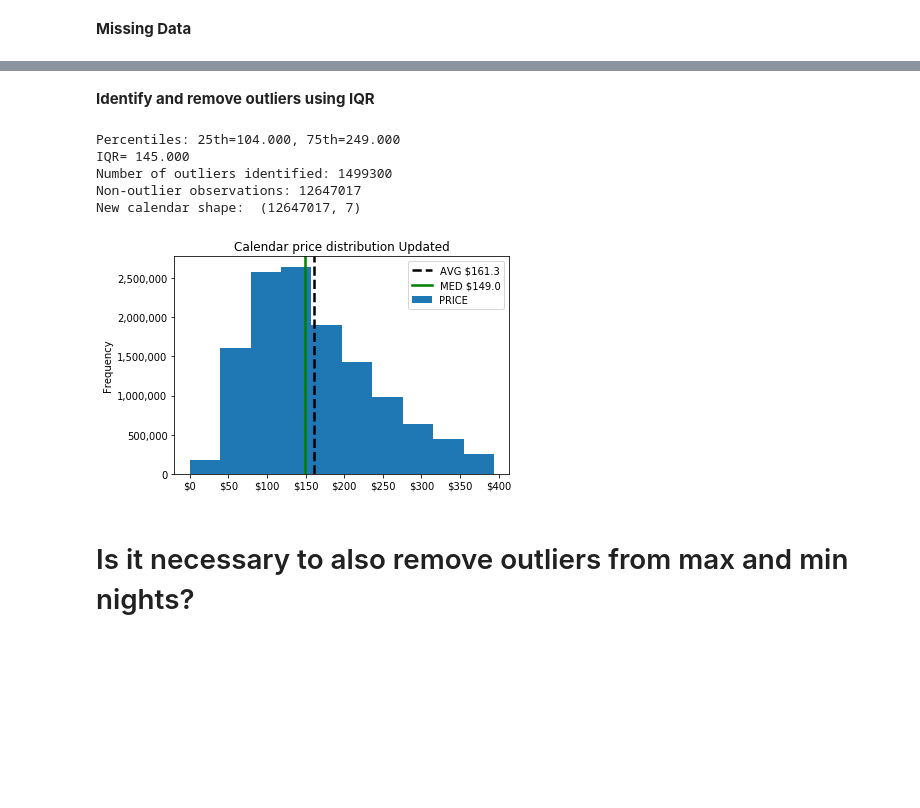
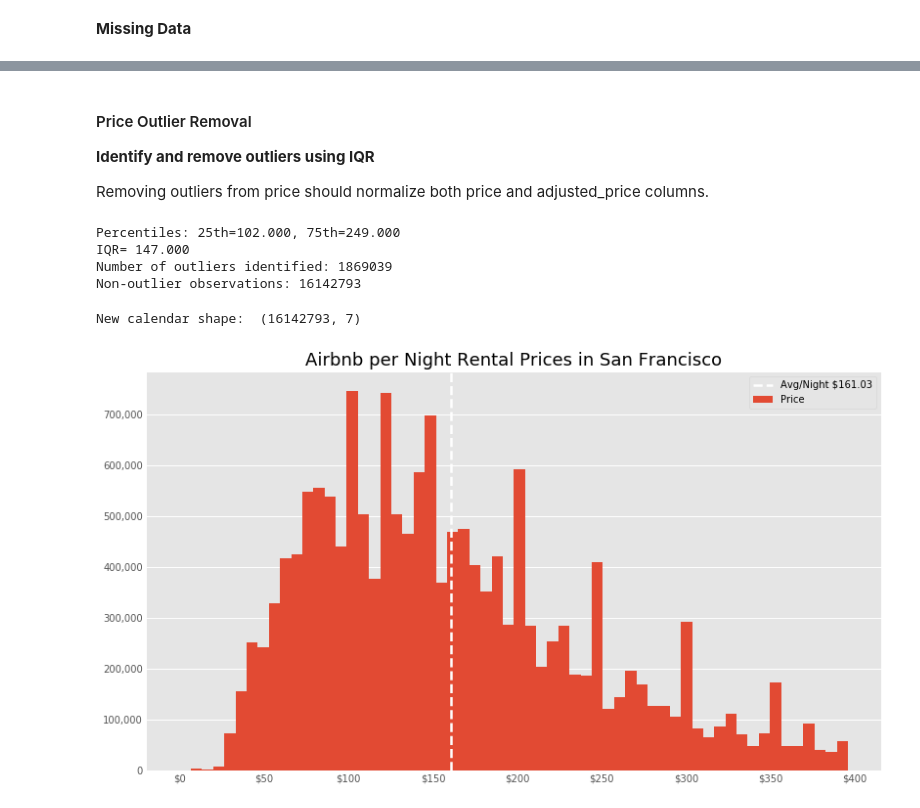
Before and after one commit to KishenSharma6/Airbnb-SF, a Jupyter notebook: Project Codes/02. Data Cleaning Scripts/12_27_2019_Calendar_Cleaning.ipynb, the cells around one changed output, grey strips where cells are left out. Cells and saved outputs as stored; diff of their text form; code cells hidden in the pictures; blank space fills up the shorter version.

Commit message:
Pushed visualizations to Visualizations/

```diff
--- a/Project Codes/02. Data Cleaning Scripts/12_27_2019_Calendar_Cleaning.ipynb
+++ b/Project Codes/02. Data Cleaning Scripts/12_27_2019_Calendar_Cleaning.ipynb
@@ -150,0 +142,14 @@ calendar.hist(figsize=(10,10));
+# %%
+#Set 538 plot style
+plt.style.use('fivethirtyeight')
+
+#Display distributions of calendar data
+calendar.hist( figsize=(15,10), bins = 30, layout = (3,2));
+plt.tight_layout()
+plt.show()
+
+#Set Path to write plot
+path = r'C:\Users\kishe\Documents\Data Science\Projects\Python Projects\In Progress\Air BnB - SF\Output Files\Visualizations\Calendar Data Distributions'
+
+#Save plot to png
+plt.savefig(path + '\Calendar Raw Data Distributions.png',bbox_inches = 'tight')
@@ -151,5 +159,9 @@ calendar.hist(figsize=(10,10));
 # %% [markdown]
+#### Price Outlier Removal
+
 **Identify and remove outliers using IQR**
+
+Removing outliers from price should normalize both price and adjusted_price columns.
 # %%
 #Calculate IQR of price
 q25 = calendar['price'].quantile(0.25)
@@ -173,41 +185,50 @@ print('Non-outlier observations: {}'.format(len(outliers_removed)))
 
 #Update df
 calendar = calendar[calendar.price.isin(outliers_removed)]
-print('New calendar shape: ', calendar.shape)
 # %% [output]
-Percentiles: 25th=104.000, 75th=249.000
-IQR= 145.000
-Number of outliers identified: 1499300
-Non-outlier observations: 12647017
-New calendar shape:  (12647017, 7)
+Percentiles: 25th=102.000, 75th=249.000
+IQR= 147.000
+Number of outliers identified: 1869039
+Non-outlier observations: 16142793
 # %%
+#Updated calendar Shape
+print('New calendar shape: ', calendar.shape)
+
+#Set ggplot plot style
+plt.style.use('ggplot')
+
 #Plot updated prices from calendar data
-calendar.price.plot(kind = 'hist',  title = 'Calendar price distribution Updated', label = 'PRICE',
+plot = calendar.price.plot(kind = 'hist', bins=60, figsize=(12,7), label = 'Price',
                    legend = True)
 
 #Get plot object
 ax = plt.gca()
 
-#Capture mean and median
+#Capture mean
 mean = np.mean(calendar.price)
-median = np.median(calendar.price)
 
 #Plot mean and median to histogram
-ax.axvline(mean, color='k', linestyle='dashed', linewidth=2.5, label = "AVG ${:}".format(str(round(mean,2))))
-ax.axvline(median, color='g', linestyle='solid', linewidth=2.5, label = "MED ${:}".format(str(round(median,2))))
+ax.axvline(mean, color='white', linestyle='dashed', linewidth=2.5, label = "Avg/Night ${:}".format(str(round(mean,2))))
 
 #Format x-axis
 ax.get_xaxis().set_major_formatter(plt.FuncFormatter(lambda x, loc: "${:,}".format(int(x))))
 
 #Format y ticks
 ax.get_yaxis().set_major_formatter(plt.FuncFormatter(lambda x, loc: "{:,}".format(int(x))))
+ax.set_ylabel('')
 
 #Mute vertical grid lines
 ax.grid(b = False, which ='major', axis = 'x')
 
+#Set Title
+ax.set_title('Airbnb per Night Rental Prices in San Francisco', fontweight= 'normal', fontsize = 18)
+
 #Show legend
 plt.legend(frameon = True, loc='upper right');
+
+#Save plot to png
+fig = plot.get_figure()
+fig.savefig(path + '\Airbnb per Night Rental Prices in San Francisco.png',bbox_inches = 'tight')
 # %% [output]
+New calendar shape:  (16142793, 7)
-[figure, old version]
+[figure, new version]
-# %% [markdown]
-# Is it necessary to also remove outliers from max and min nights?
```
Also changed, not shown: parts of 13 cells of this notebook.
